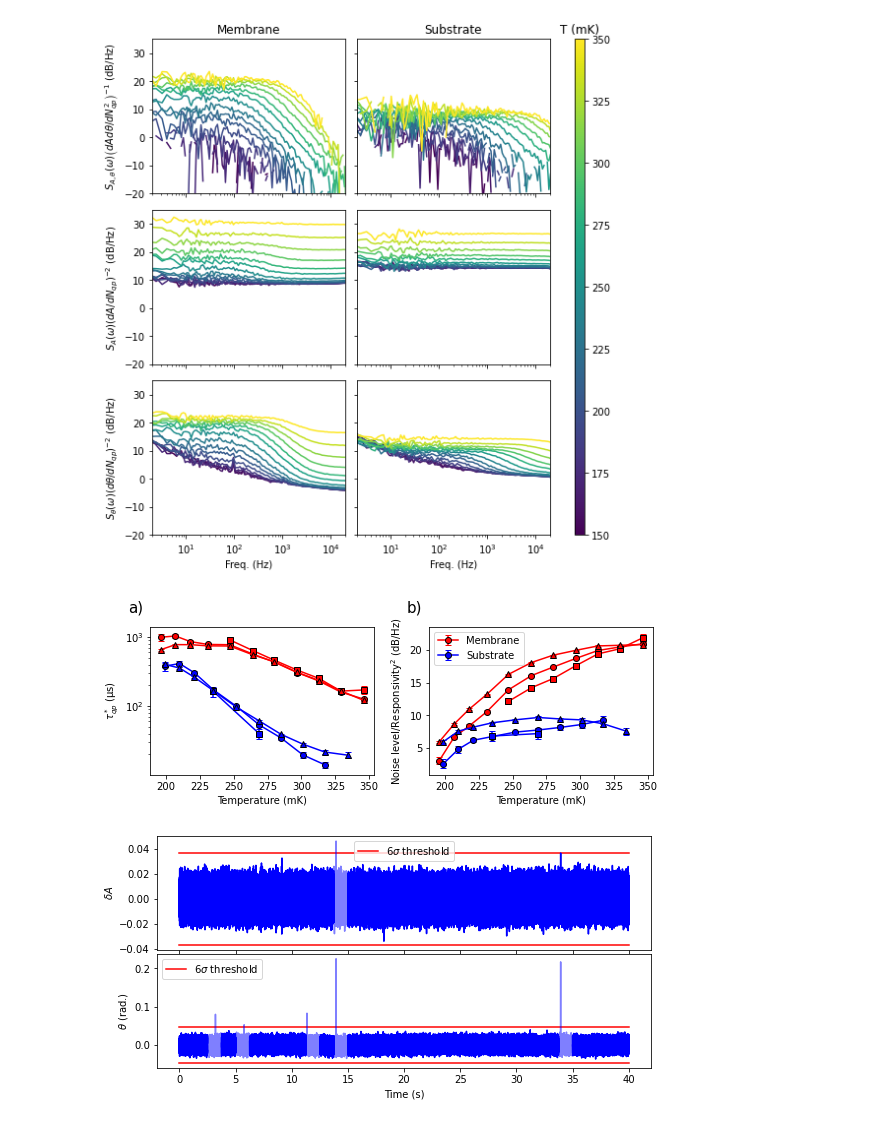
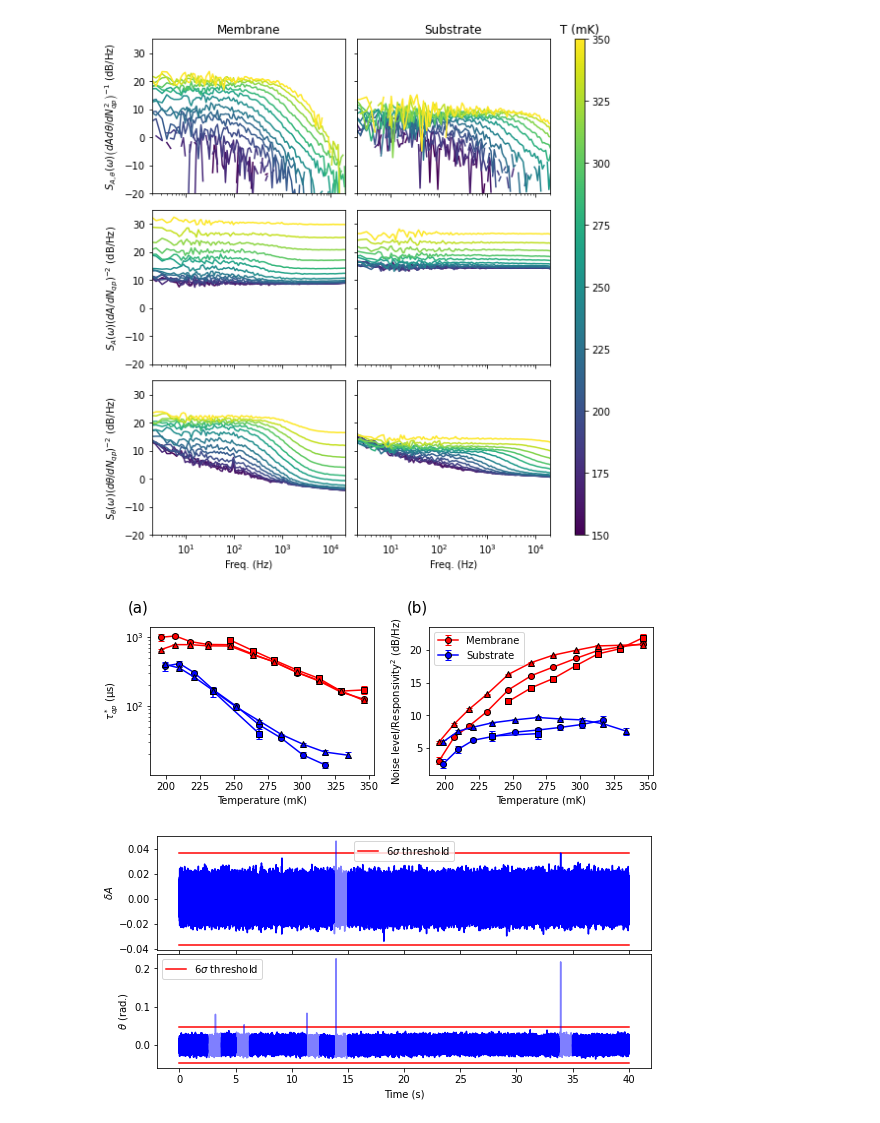
Before and after one commit to sahderooij/GRNoise_RP, a Jupyter notebook: notebooks/SupplementalMaterialFigures.ipynb, the cells around one changed output. Drawn from its saved outputs; the diff is of its cells as text; code cells hidden in the pictures.

```diff
--- a/notebooks/SupplementalMaterialFigures.ipynb
+++ b/notebooks/SupplementalMaterialFigures.ipynb
@@ -55,30 +55,30 @@ fig.savefig('../figures/AllPSDs.pdf')
 # %%
 importlib.reload(calc)
 importlib.reload(plot)
 importlib.reload(filters)
 Tmax = 350
 Tmin = 190
 Pread = 99
 
 fig,axs = plt.subplots(1,2,figsize=(8,3.2),sharex=True)
 for i,(KIDnum,clr,ax,l1) in enumerate(zip([2,3],['r','b'],
                                        [axs,axs],['Membrane','Substrate'])):
     for spec,fmt,l2 in zip(['cross','amp','phase'],['o','s','^'],
                            [r' $S_{A,\theta}$',r' $S_{A}$',r' $S_{\theta}$']):
         plot.ltnlvl('A1A2',[KIDnum],[Pread],Tminmax=(Tmin,Tmax),lvlcomp='Resp',
                     spec=spec,delampNoise=(spec!='cross'),
                     ax12=ax,color=clr,label=l1,fmt=fmt+'-',tescPread=[Pread],
                    pltkaplan=False,pltthlvl=False,relerrthrs=.16,
                     showfit=False,tescpltkaplan=False)
 axs[1].set_ylabel(r'Noise level/Responsivity$^{2}$ (dB/Hz)')
 handles,labels  = axs[1].get_legend_handles_labels()
 axs[1].legend([handles[0],handles[3]],[labels[0],labels[3]])
-for ax,letter in zip(axs,['a)','b)']):
+for ax,letter in zip(axs,['(a)','(b)']):
     ax.text(-.1,1.1,letter,transform=ax.transAxes,size=15)
 fig.tight_layout()
-fig.savefig('../figures/Allfits.pdf')
+fig.savefig('../figures/SupplementalMaterial/Allfits.pdf')
 # %% [output]
-[figure, old version]
+[figure, new version]
 # %%
 rawnoise = io.get_noisebin('A1A2',2,99,141)
 
```
Also changed, not shown: parts of 9 cells of this notebook, 8 other files.
